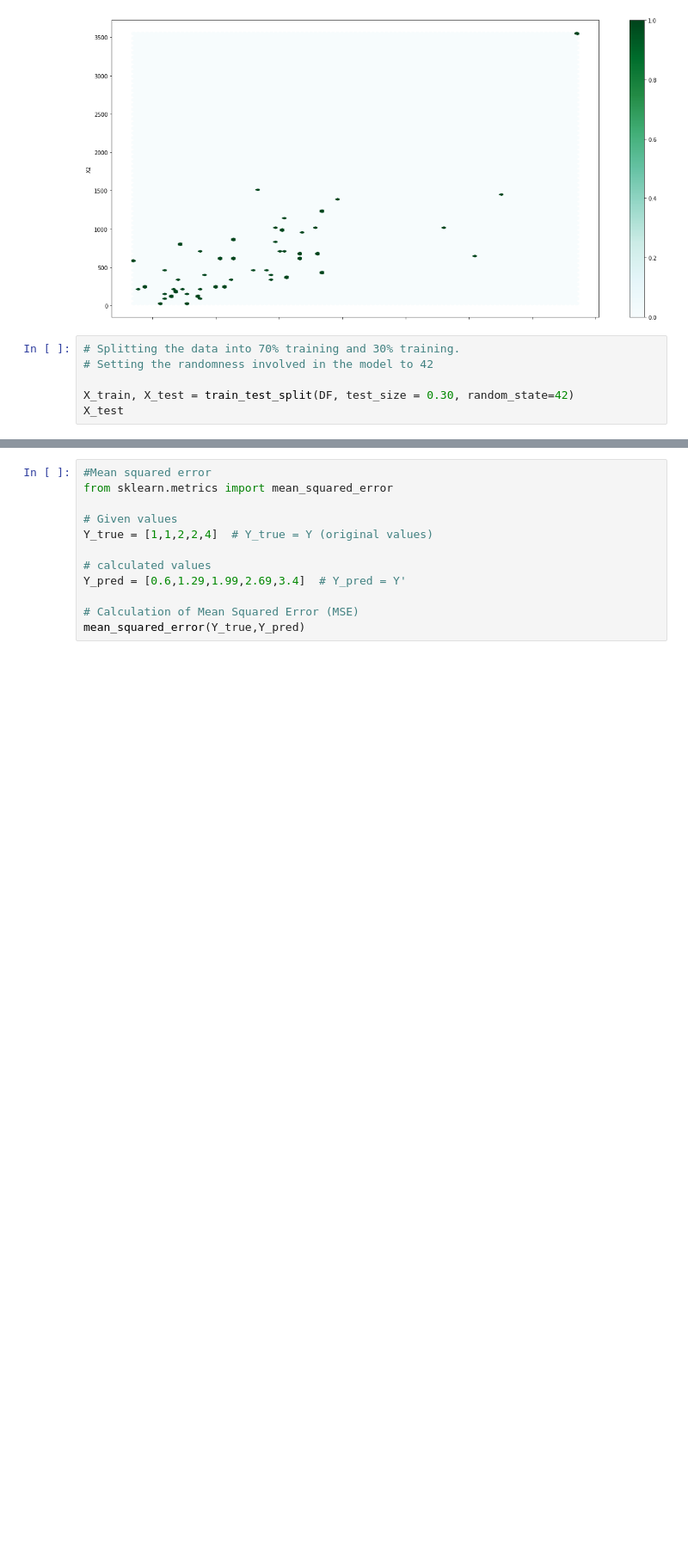
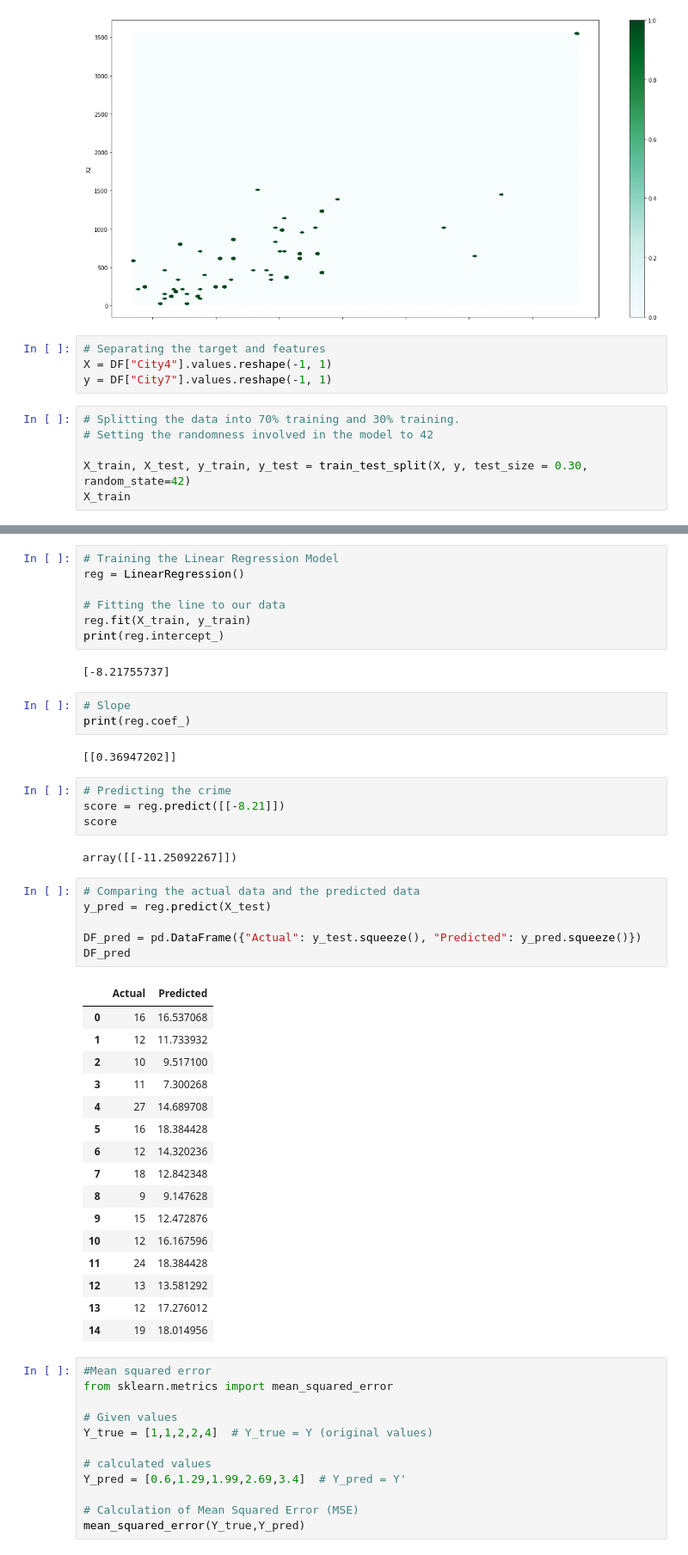
Before and after one commit to Ravkeerat02/Applied_data, a Jupyter notebook: TermProject.ipynb, the cells around one changed output, grey strips where cells are left out. Shown at 86% size. Drawn from its saved outputs; the diff is of its cells as text; blank space fills up the shorter version.

Commit message:
Trained and predicted the data

```diff
--- a/TermProject.ipynb
+++ b/TermProject.ipynb
@@ -83,9 +84,13 @@ DF.plot(figsize=(20,10), kind='hexbin',x=0, y=1) # hexbin plot
 # %% [output]
 <matplotlib.axes._subplots.AxesSubplot at 0x...>
 [figure]
+# %%
+# Separating the target and features
+X = DF["City4"].values.reshape(-1, 1)
+y = DF["City7"].values.reshape(-1, 1)
 # %%
 # Splitting the data into 70% training and 30% training.
 # Setting the randomness involved in the model to 42
 
-X_train, X_test = train_test_split(DF, test_size = 0.30, random_state=42)
-X_test
+X_train, X_test, y_train, y_test = train_test_split(X, y, test_size = 0.30, random_state=42)
+X_train
@@ -127,3 +97,46 @@ ValueError: ignored
+# %%
+# Training the Linear Regression Model
+reg = LinearRegression()
+
+# Fitting the line to our data
+reg.fit(X_train, y_train)
+print(reg.intercept_)
+# %% [output]
+[-8.21755737]
+# %%
+# Slope
+print(reg.coef_)
+# %% [output]
+[[0.36947202]]
+# %%
+# Predicting the crime
+score = reg.predict([[-8.21]])
+score
+# %% [output]
+array([[-11.25092267]])
+# %%
+# Comparing the actual data and the predicted data
+y_pred = reg.predict(X_test)
+
+DF_pred = pd.DataFrame({"Actual": y_test.squeeze(), "Predicted": y_pred.squeeze()})
+DF_pred
+# %% [output]
+|  | Actual | Predicted |
+| 0 | 16 | 16.537068 |
+| 1 | 12 | 11.733932 |
+| 2 | 10 | 9.517100 |
+| 3 | 11 | 7.300268 |
+| 4 | 27 | 14.689708 |
+| 5 | 16 | 18.384428 |
+| 6 | 12 | 14.320236 |
+| 7 | 18 | 12.842348 |
+| 8 | 9 | 9.147628 |
+| 9 | 15 | 12.472876 |
+| 10 | 12 | 16.167596 |
+| 11 | 24 | 18.384428 |
+| 12 | 13 | 13.581292 |
+| 13 | 12 | 17.276012 |
+| 14 | 19 | 18.014956 |
 # %%
 #Mean squared error
 from sklearn.metrics import mean_squared_error
```
Also changed, not shown: parts of 4 cells of this notebook.
